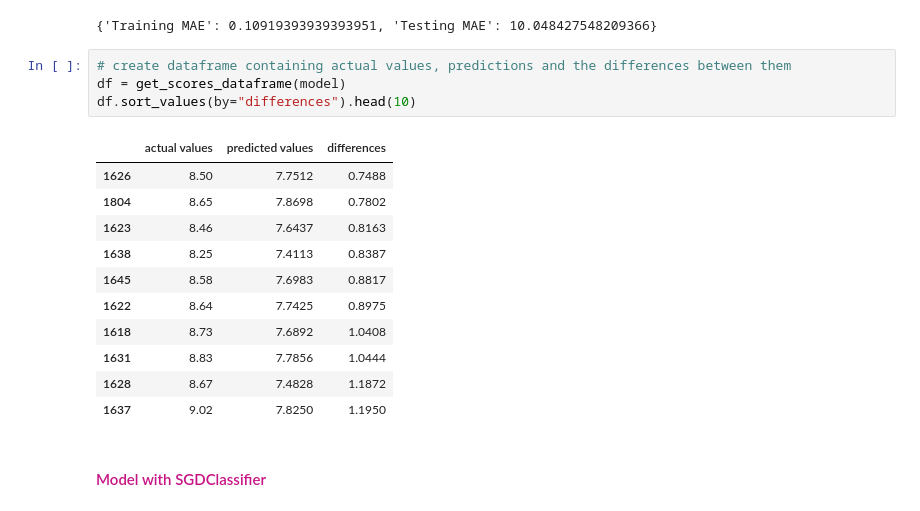
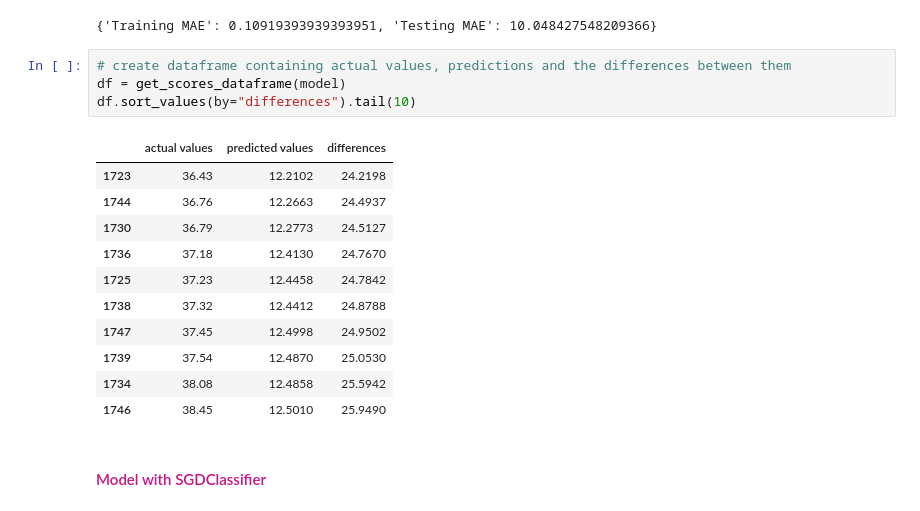
Before and after one commit to rawan-a-d/Air-Quality-Prediction, a Jupyter notebook: scikit_learn_modelling.ipynb, the cells around one changed output. Cells and saved outputs as stored; diff of their text form.

```diff
--- a/scikit_learn_modelling.ipynb
+++ b/scikit_learn_modelling.ipynb
@@ -123,19 +123,19 @@ show_scores(model)
 # %%
 # create dataframe containing actual values, predictions and the differences between them
 df = get_scores_dataframe(model)
-df.sort_values(by="differences").head(10)
+df.sort_values(by="differences").tail(10)
 # %% [output]
 |  | actual values | predicted values | differences |
-| 1626 | 8.50 | 7.7512 | 0.7488 |
-| 1804 | 8.65 | 7.8698 | 0.7802 |
-| 1623 | 8.46 | 7.6437 | 0.8163 |
-| 1638 | 8.25 | 7.4113 | 0.8387 |
-| 1645 | 8.58 | 7.6983 | 0.8817 |
-| 1622 | 8.64 | 7.7425 | 0.8975 |
-| 1618 | 8.73 | 7.6892 | 1.0408 |
-| 1631 | 8.83 | 7.7856 | 1.0444 |
-| 1628 | 8.67 | 7.4828 | 1.1872 |
-| 1637 | 9.02 | 7.8250 | 1.1950 |
+| 1723 | 36.43 | 12.2102 | 24.2198 |
+| 1744 | 36.76 | 12.2663 | 24.4937 |
+| 1730 | 36.79 | 12.2773 | 24.5127 |
+| 1736 | 37.18 | 12.4130 | 24.7670 |
+| 1725 | 37.23 | 12.4458 | 24.7842 |
+| 1738 | 37.32 | 12.4412 | 24.8788 |
+| 1747 | 37.45 | 12.4998 | 24.9502 |
+| 1739 | 37.54 | 12.4870 | 25.0530 |
+| 1734 | 38.08 | 12.4858 | 25.5942 |
+| 1746 | 38.45 | 12.5010 | 25.9490 |
 # %% [markdown]
 <h4><font color=mediumvioletred>Model with SGDClassifier </font></h4>
 # %%
```
Also changed, not shown: parts of 9 cells of this notebook, 1 other file.
